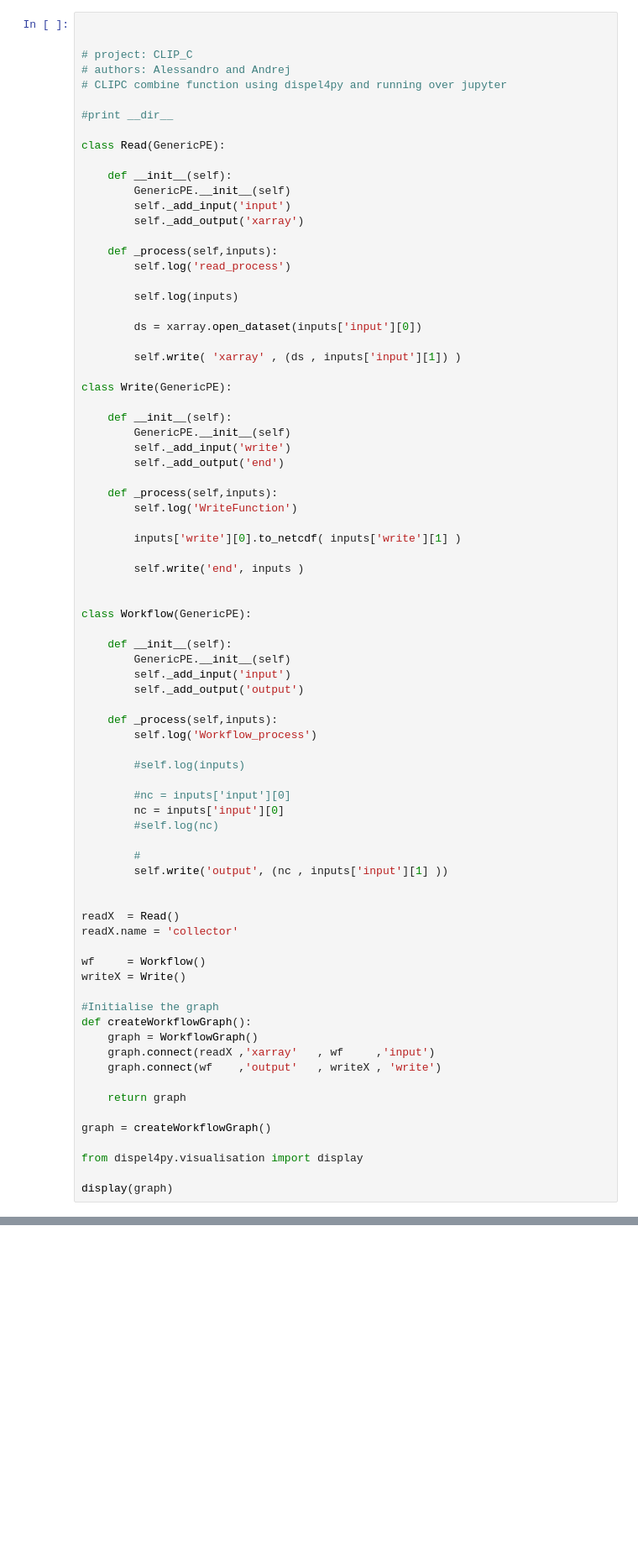
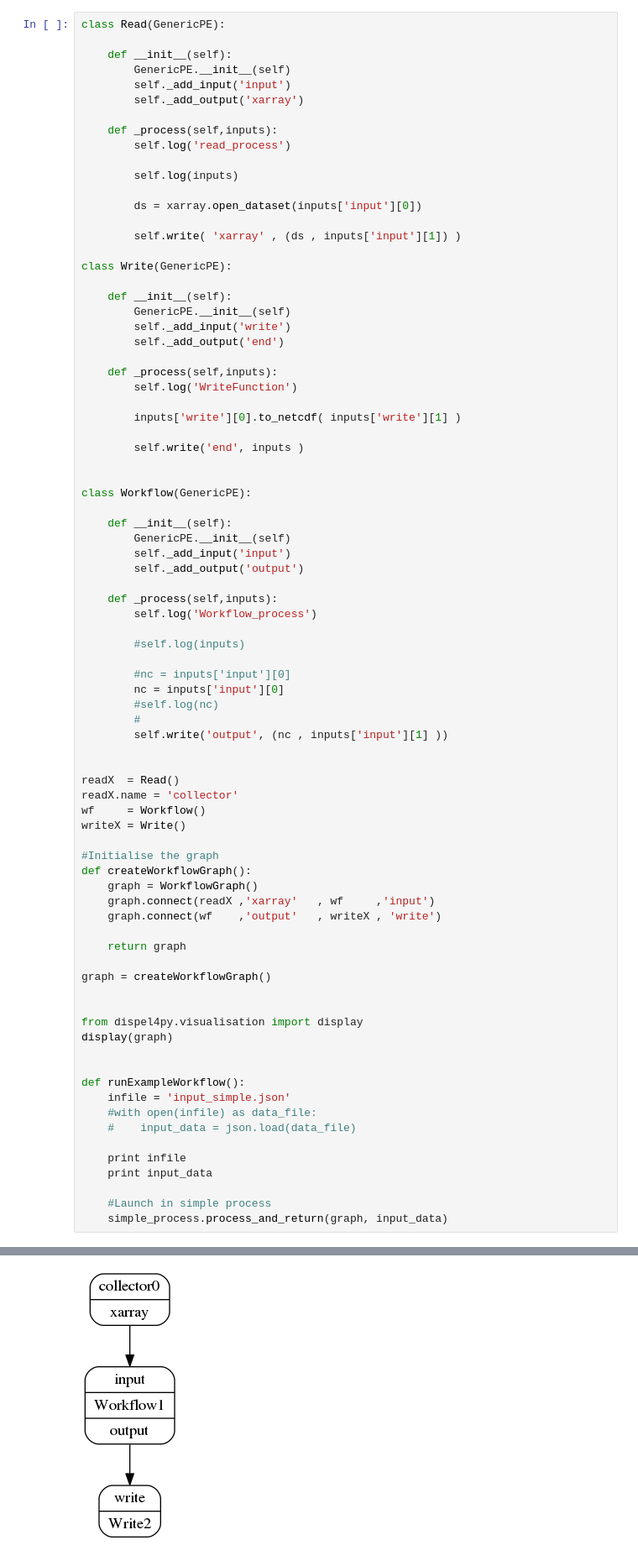
Before and after one commit to KNMI/wps_workflow, a Jupyter notebook: Provenance Demo.ipynb, the cells around one changed output, grey strips where cells are left out. Shown at 84% size. Saved outputs shown, nothing was run; the diff lists cells and outputs as text; blank space fills up the shorter version.

```diff
--- a/Provenance Demo.ipynb
+++ b/Provenance Demo.ipynb
@@ -20,12 +36,4 @@ Simple Workflow, xarray in xarray out.
 # %%
-
-
-# project: CLIP_C
-# authors: Alessandro and Andrej
-# CLIPC combine function using dispel4py and running over jupyter
-
-#print __dir__
-
 class Read(GenericPE):
 
     def __init__(self):
@@ -72,14 +80,12 @@ class Workflow(GenericPE):
         #nc = inputs['input'][0]
         nc = inputs['input'][0]
         #self.log(nc)
-
         #
         self.write('output', (nc , inputs['input'][1] ))
 
 
 readX  = Read()
 readX.name = 'collector'
-
 wf     = Workflow()
 writeX = Write()
 
@@ -93,6 +99,19 @@ def createWorkflowGraph():
 
 graph = createWorkflowGraph()
 
+
 from dispel4py.visualisation import display
+display(graph)
 
-display(graph)
+
+def runExampleWorkflow():
+    infile = 'input_simple.json'
+    #with open(infile) as data_file:
+    #    input_data = json.load(data_file)
+
+    print infile
+    print input_data
+
+    #Launch in simple process
+    simple_process.process_and_return(graph, input_data)
+# %% [output]
@@ -98,0 +121 @@ display(graph)
+[figure, added]
```
Also changed, not shown: parts of 23 cells of this notebook, 2 other files.
